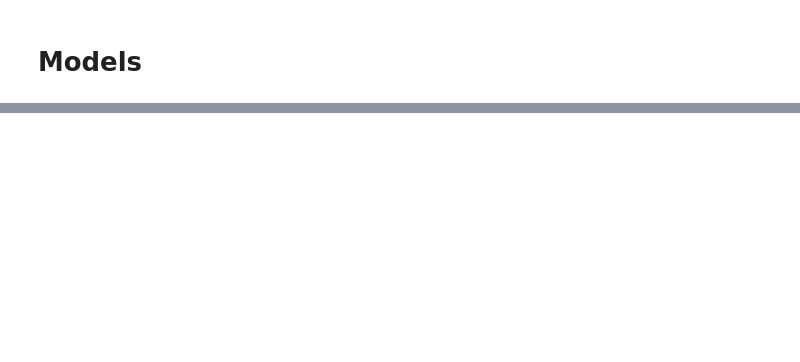
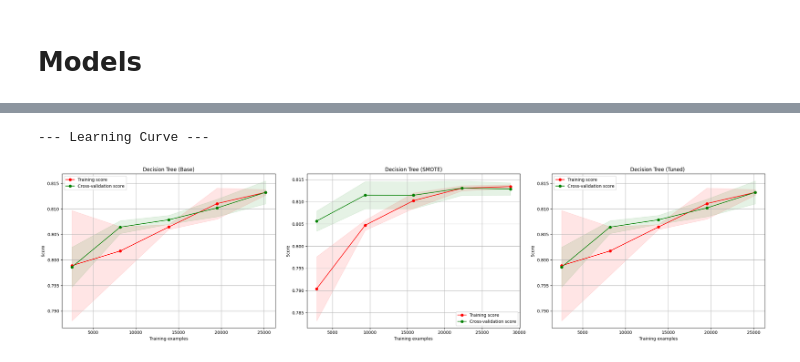
Before and after one commit to jb705249/SJU_DSS_740_Final_Project, a Jupyter notebook: Scr/modeling_Decision_Tree.ipynb, the cells around one changed output, grey strips where cells are left out. Cells and saved outputs as stored; diff of their text form; code cells hidden in the pictures; blank space fills up the shorter version.

```diff
--- a/Scr/modeling_Decision_Tree.ipynb
+++ b/Scr/modeling_Decision_Tree.ipynb
@@ -255,0 +284,52 @@ weighted avg       0.75      0.79      0.72     13463
+# %%
+# --- Learning Curve ---
+
+print("\n--- Learning Curve ---")
+
+def plot_learning_curve(estimator, title, X, y, axes=None, train_sizes=np.linspace(0.1, 1.0, 5), cv=None, scoring='accuracy'):
+    if axes is None:
+        _, axes = plt.subplots(1, 1, figsize=(10, 6))
+
+    train_sizes, train_scores, test_scores = learning_curve(
+        estimator, X, y, train_sizes=train_sizes, cv=cv, scoring=scoring, n_jobs=-1
+    )
+    train_scores_mean = np.mean(train_scores, axis=1)
+    train_scores_std = np.std(train_scores, axis=1)
+    test_scores_mean = np.mean(test_scores, axis=1)
+    test_scores_std = np.std(test_scores, axis=1)
+
+    axes.plot(train_sizes, train_scores_mean, 'o-', color="r", label="Training score")
+    axes.plot(train_sizes, test_scores_mean, 'o-', color="g", label="Cross-validation score")
+    axes.fill_between(train_sizes, train_scores_mean - train_scores_std,
+                     train_scores_mean + train_scores_std, alpha=0.1, color="r")
+    axes.fill_between(train_sizes, test_scores_mean - test_scores_std,
+                     test_scores_mean + test_scores_std, alpha=0.1, color="g")
+    axes.set_title(title)
+    axes.set_xlabel("Training examples")
+    axes.set_ylabel("Score")
+    axes.grid()
+    axes.legend(loc="best")
+    return plt
+
+# Plot learning curves for different models
+fig, axes = plt.subplots(1, 3, figsize=(24, 6))
+# Original
+plot_learning_curve(DecisionTreeClassifier(max_depth=3, random_state=42),
+                    "Decision Tree (Base)",
+                    X_train, y_train, axes=axes[0], cv=5)
+
+# SMOTE
+plot_learning_curve(DecisionTreeClassifier(max_depth=3, random_state=42),
+                    "Decision Tree (SMOTE)",
+                    X_smote_train, y_smote_train, axes=axes[1], cv=5)
+
+# Tuned model
+plot_learning_curve(dt_best_model,
+                    "Decision Tree (Tuned) ",
+                    X_train, y_train, axes=axes[2], cv=5)
+
+plt.tight_layout()
+plt.show()
+# %% [output]
+--- Learning Curve ---
+[figure, added]
```
Also changed, not shown: parts of 15 cells of this notebook, 5 other files.
